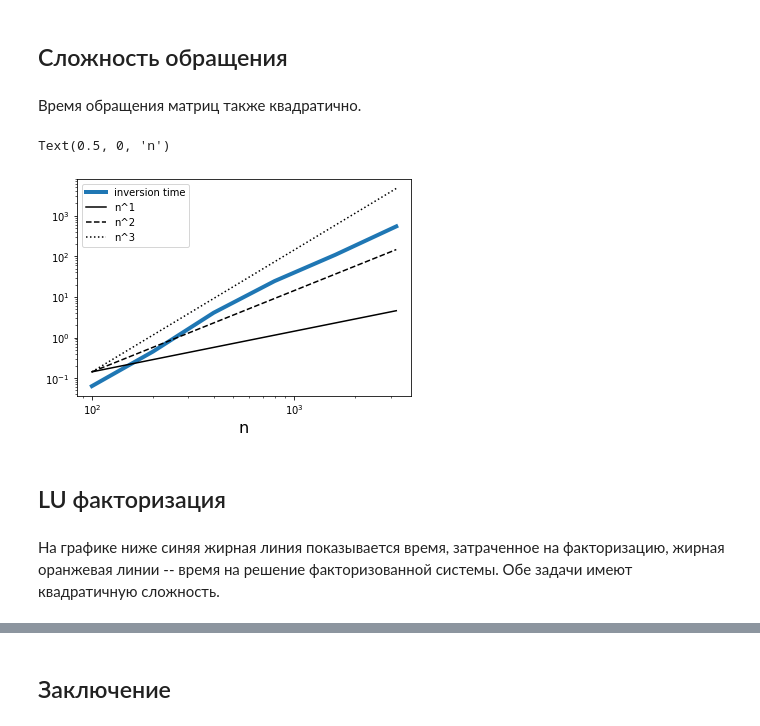
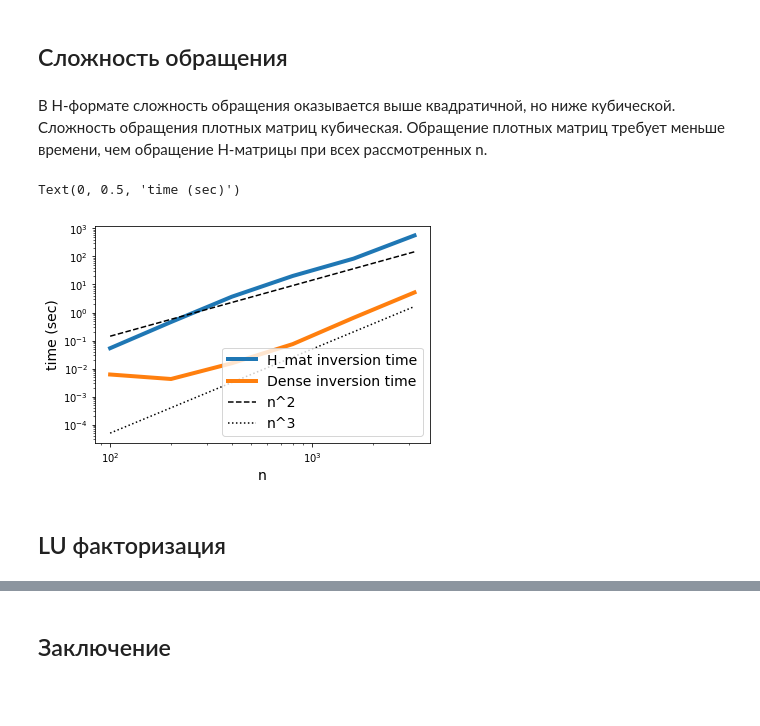
Before and after one commit to pimanov/H_matrix, a Jupyter notebook: H_mat.ipynb, the cells around one changed output, grey strips where cells are left out. Cells and saved outputs as stored; diff of their text form; code cells hidden in the pictures; blank space fills up the shorter version.

```diff
--- a/H_mat.ipynb
+++ b/H_mat.ipynb
@@ -61,7 +61,7 @@ plt.imshow(M)
 
 Параметры: ранг блока считается малым, если блок имеет не более 'rang' сингулярных чисел, превышающих 'tol'.
 # %%
-H = H_mat.create(M, 1e-6, 10)
+H = H_mat.create(A, 1e-6, 10)
 # %% [markdown]
 Функция H.show() позволяет визуализировать блочную структуру матрицы H
 # %%
@@ -257,0 +278,11 @@ for h1 in h_mat:
+# %%
+dens_mul_time = []
+for A in dens_mat:
+    m = 10
+    time1 = time.process_time()
+    for i in range(m):
+        A_mul = A @ A
+    time2 = time.process_time()
+
+    dtime = (time2 - time1) / m
+    dens_mul_time.append(dtime)
@@ -269,29 +302,40 @@ Text(0.5, 0, 'n')
 # %% [markdown]
 ## Сложность обращения
 # %%
-inv_time = []
-for n, h1 in zip(ns, h_mat):
+h_inv_time = []
+for H in h_mat:
     m = 1
     time1 = time.process_time()
     for i in range(m):
-        h0 = h1.inv()
+        H_inv = H.inv()
     time2 = time.process_time()
 
     dtime = (time2 - time1) / m
-    inv_time.append(dtime)
+    h_inv_time.append(dtime)
-# %% [markdown]
-Время обращения матриц также квадратично.
+# %%
+dens_inv_time = []
+for A in dens_mat:
+    m = 10
+    time1 = time.process_time()
+    for i in range(m):
+        A_inv = np.linalg.inv(A)
+    time2 = time.process_time()
+
+    dtime = (time2 - time1) / m
+    dens_inv_time.append(dtime)
+# %% [markdown]
+В Н-формате сложность обращения оказывается выше квадратичной, но ниже кубической. Сложность обращения плотных матриц кубическая. Обращение плотных матриц требует меньше времени, чем обращение Н-матрицы при всех рассмотренных n.
 # %%
-plt.loglog(ns, inv_time, label="inversion time", lw=4)
-plt.plot(ns, [n/0.7e3 for n in ns], 'k-', label="n^1")
+plt.loglog(ns, h_inv_time, label="H_mat inversion time", lw=4)
+plt.loglog(ns, dens_inv_time, label="Dense inversion time", lw=4)
 plt.plot(ns, [n**2/0.7e5 for n in ns], 'k--',label="n^2")
-plt.plot(ns, [n**3/0.7e7 for n in ns], 'k:',label="n^3")
-#plt.plot(ns, [n**3 for n in ns], label="n^3")
-plt.legend()
-plt.xlabel("n", fontsize=16)
+plt.plot(ns, [n**3/2e10 for n in ns], 'k:',label="n^3")
+plt.legend(fontsize=14)
+plt.xlabel("n", fontsize=14)
+plt.ylabel("time (sec)", fontsize=14)
 # %% [output]
-Text(0.5, 0, 'n')
+Text(0, 0.5, 'time (sec)')
-[figure, old version]
+[figure, new version]
 # %% [markdown]
 ## LU факторизация
 # %%
@@ -313,5 +357,3 @@ for n, h1 in zip(ns, h_mat):
 
     dtime = (time2 - time1)
     lus_time.append(dtime)
-# %% [markdown]
-На графике ниже синяя жирная линия показывается время, затраченное на факторизацию, жирная оранжевая линии -- время на решение факторизованной системы. Обе задачи имеют квадратичную сложность.
```
Also changed, not shown: parts of 34 cells of this notebook.
